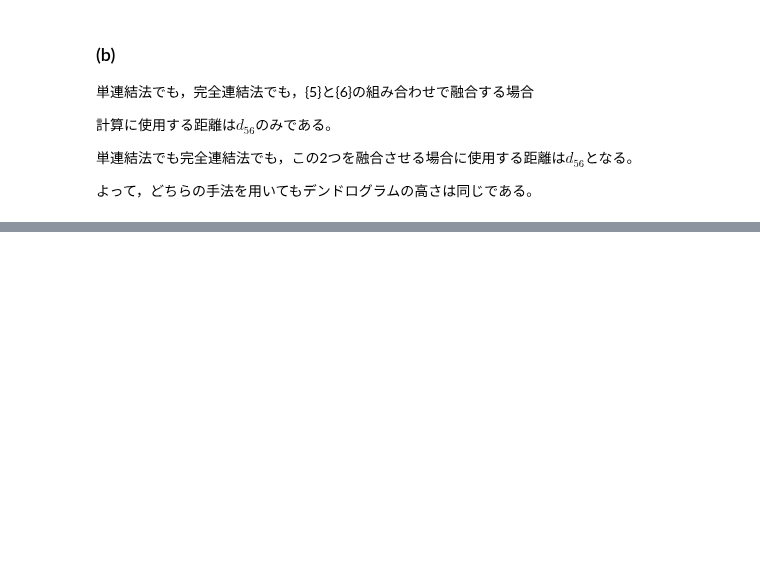
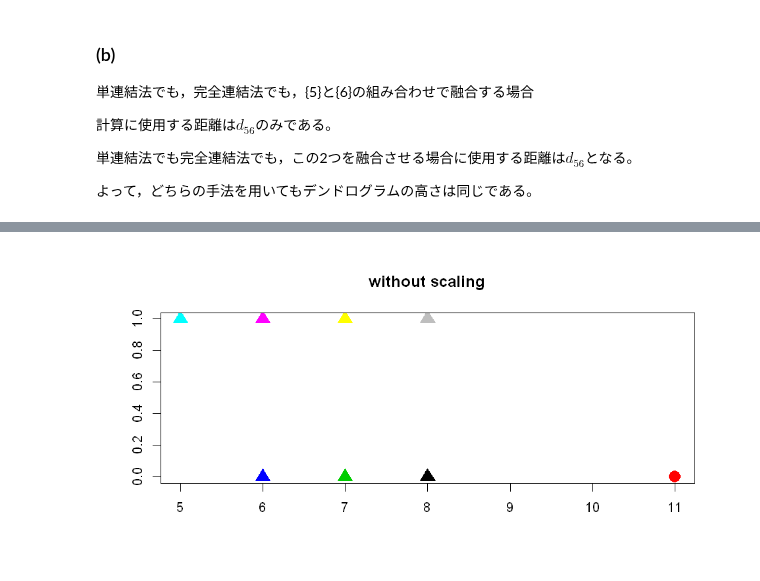
Before and after one commit to yellowmeteor/met_python.github.io, a Jupyter notebook: ISLR/10_Unsupervized_Learning.ipynb, the cells around one changed output, grey strips where cells are left out. Drawn from its saved outputs; the diff is of its cells as text; code cells hidden in the pictures; blank space fills up the shorter version.

```diff
--- a/ISLR/10_Unsupervized_Learning.ipynb
+++ b/ISLR/10_Unsupervized_Learning.ipynb
@@ -640,0 +641,6 @@ barplot(left$computers,col=as.character(left$col),xlab = 'Computers',width = rep
+# %%
+# そのままでK-means（おそらくこれは回答ではない）
+km_out = kmeans(left, 2, nstart=10)
+plot(left, col=left.names, main="without scaling", xlab="", ylab="", pch=(km_out$cluster+15), cex=2)
+# %% [output]
+[figure, added]
```
Also changed, not shown: parts of 7 cells of this notebook.
